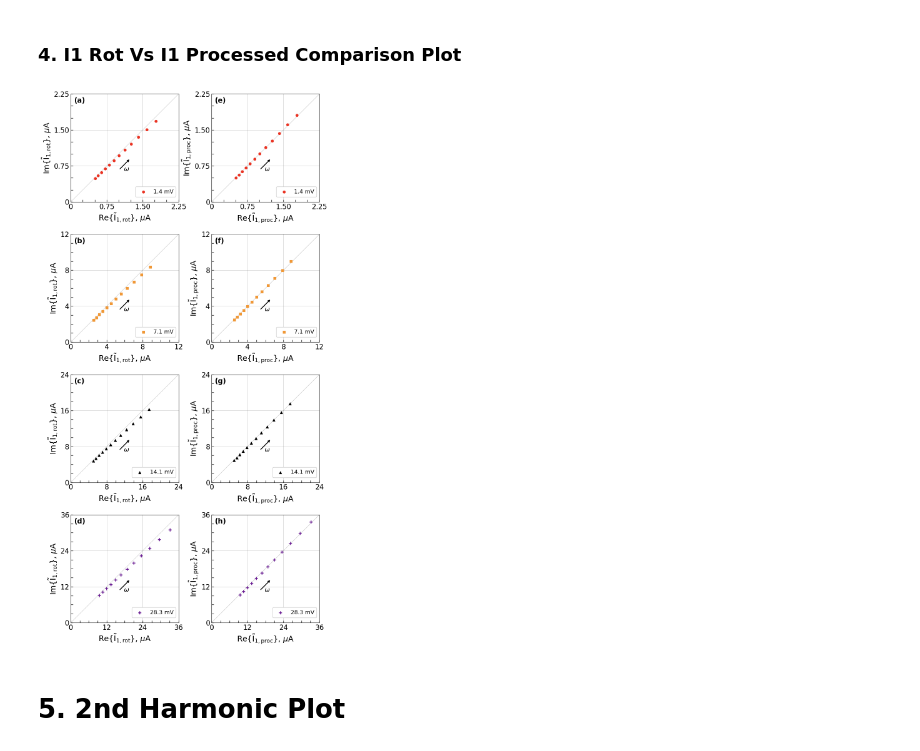
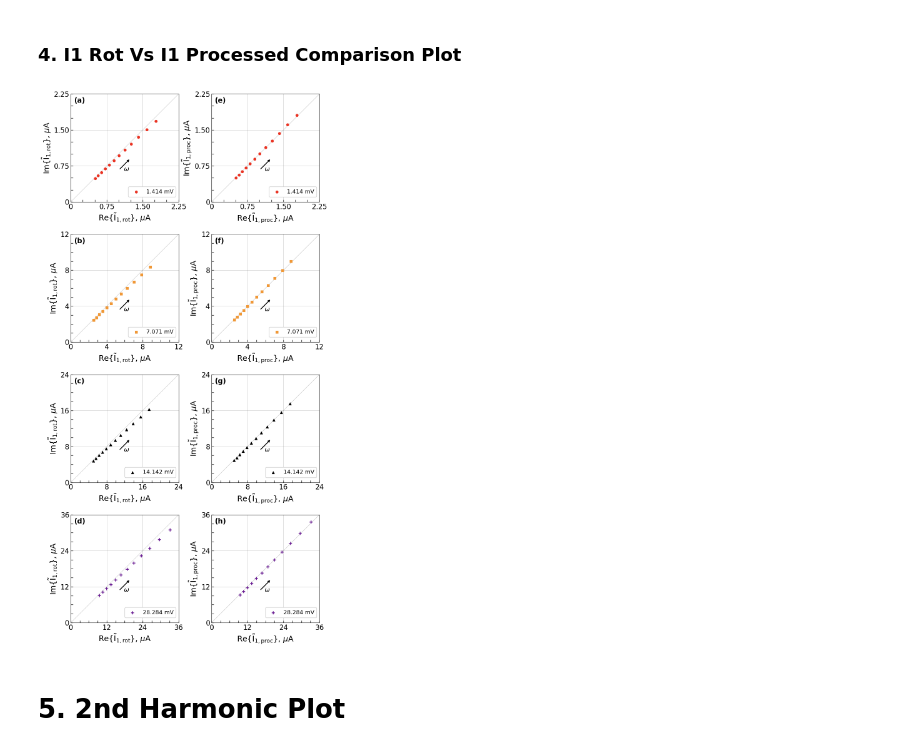
Before and after one commit to lauren8040/NLEIS-Ferri-Ferrocyanide-Modelling, a Jupyter notebook: jupyter/Figures/Rotation and Processed Currents/Rotation_and_Processed_Plots.ipynb, the cells around one changed output. Cells and saved outputs as stored; diff of their text form; code cells hidden in the pictures.

```diff
--- a/jupyter/Figures/Rotation and Processed Currents/Rotation_and_Processed_Plots.ipynb
+++ b/jupyter/Figures/Rotation and Processed Currents/Rotation_and_Processed_Plots.ipynb
@@ -234,7 +234,7 @@ fig, ax = plt.subplots(figsize=(10, 10))
 frequency = df["Freq"]
 file_num = "1"
 labels = [1, 5, 10, 20, 50, 100]
-labels = [f"{round(x*np.sqrt(2),1)} mV" for x in labels]
+labels = [f"{round(x*np.sqrt(2),3)} mV" for x in labels]
 names = ["1mV","5mV","10mV","20mV","50mV","100mV"]
 markers = ["o", "s", "^", "+", "D", "*"]
 colors = [(234, 51, 35), (240, 152, 55), (0, 0, 0), (103, 23, 145), (79, 173, 243), (106, 229, 108)]
@@ -405,7 +405,7 @@ length = len(df.columns)
 num_freq = len(frequency)
 end = num_freq - 12
 labels = [1, 5, 10, 20, 50, 100]
-labels = [f"{round(x*np.sqrt(2),1)} mV" for x in labels]
+labels = [f"{round(x*np.sqrt(2),3)} mV" for x in labels]
 markers = ["o", "s", "^", "+", "D", "*"]
 colors = [(234, 51, 35), (240, 152, 55), (0, 0, 0), (103, 23, 145), (79, 173, 243), (106, 229, 108)]
 subplot_labels = ['(a)', '(b)', '(c)', '(d)', '(e)', '(f)']
@@ -497,7 +497,7 @@ num_freq = len(frequency)
 end = num_freq - 12
 
 labels = [1, 5, 10, 20, 50, 100]
-labels = [f"{round(x*np.sqrt(2),1)} mV" for x in labels]
+labels = [f"{round(x*np.sqrt(2),3)} mV" for x in labels]
 markers = ["o", "s", "^", "+"]
 colors = [(234, 51, 35), (240, 152, 55), (0, 0, 0), (103, 23, 145)]
 subplot_labels = ['(a)', '(b)', '(c)', '(d)', '(e)', '(f)', '(g)', '(h)']
@@ -580,34 +580,34 @@ for k in range(2):  # k = 0 (original), k = 1 (Cdl corrected)
         ax.tick_params(which='minor', length=5, width=1, color='black', direction='in')
         ax.tick_params(which='major', direction='in', labelsize=16, length=5, width=1)
 
         # --- Subplot label and legend ---
         ax.text(0.03, 0.97, subplot_labels[count], transform=ax.transAxes,
                 fontsize=16, fontweight='bold', va='top', ha='left')
         ax.legend(fontsize=13, loc="lower right", bbox_to_anchor=(1, 0.02), framealpha=1)
 
         # --- Arrow annotation for increasing omega (dynamic, lower) ---
         arrow_frac_start = 0.45
         arrow_frac_end   = 0.55
         x_range = xlim
         y_range = ylim
         offset_frac = -0.15  # downward offset
 
         add_fraction_diagonal_arrow(ax,
                 start_frac = arrow_frac_start,
                 end_frac = arrow_frac_end,
                 offset_frac= offset_frac,
                 label=r'$\omega$',
                 fontsize=14,
                 lw=1.8)
 
         count += 1
 
 plt.tight_layout()
 plt.subplots_adjust(wspace=0, hspace=0.3)
 plt.savefig(f"S1_First_Harmonic_Rot_Proc_Current_Comparison.png",dpi=500, bbox_inches='tight', pad_inches=0.1)
 plt.show()
 # %% [output]
-[figure, old version]
+[figure, new version]
 # %% [markdown]
 # 5. 2nd Harmonic Plot
 # %%
```
Also changed, not shown: parts of 2 cells of this notebook, 13 other files.
